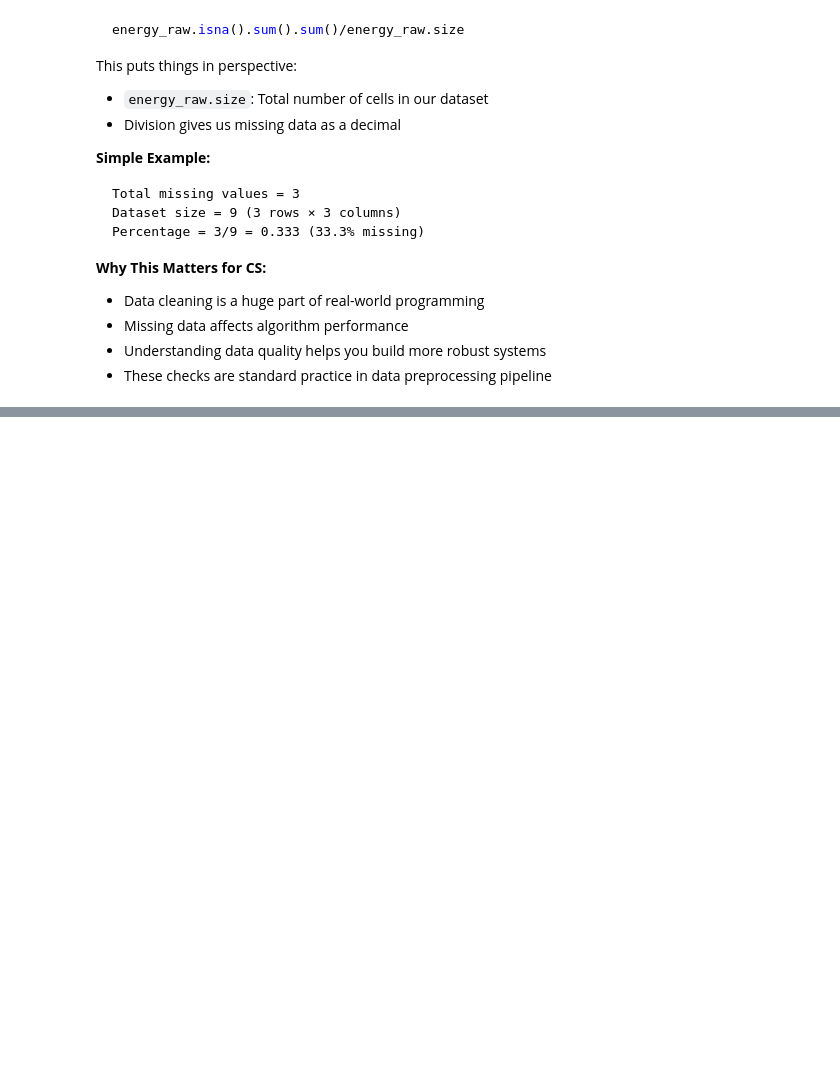
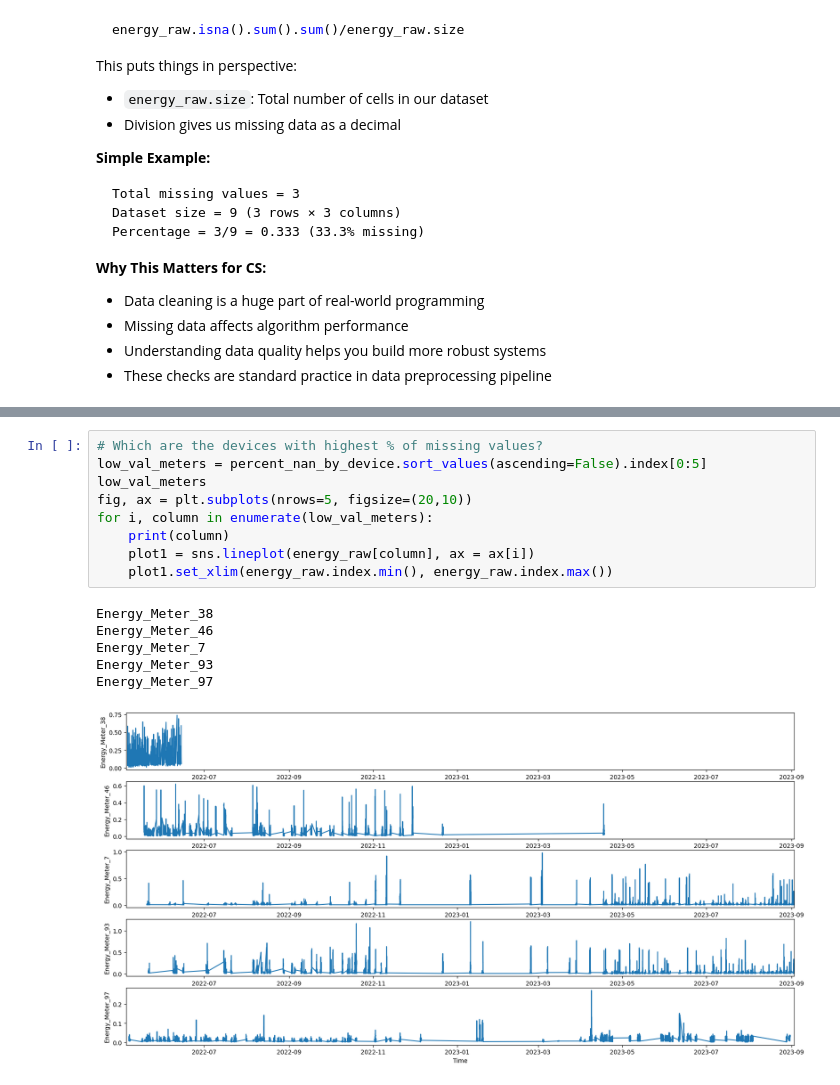
Before and after one commit to 444ai/Electricity_Consumption, a Jupyter notebook: 0_yt_EDA.ipynb, the cells around one changed output, grey strips where cells are left out. Saved outputs shown, nothing was run; the diff lists cells and outputs as text; blank space fills up the shorter version.

```diff
--- a/0_yt_EDA.ipynb
+++ b/0_yt_EDA.ipynb
@@ -434,0 +614,16 @@ Percentage = 3/9 = 0.333 (33.3% missing)
+# %%
+# Which are the devices with highest % of missing values?
+low_val_meters = percent_nan_by_device.sort_values(ascending=False).index[0:5]
+low_val_meters
+fig, ax = plt.subplots(nrows=5, figsize=(20,10))
+for i, column in enumerate(low_val_meters):
+    print(column)
+    plot1 = sns.lineplot(energy_raw[column], ax = ax[i])
+    plot1.set_xlim(energy_raw.index.min(), energy_raw.index.max())
+# %% [output]
+Energy_Meter_38
+Energy_Meter_46
+Energy_Meter_7
+Energy_Meter_93
+Energy_Meter_97
+[figure, added]
```
Also changed, not shown: parts of 8 cells of this notebook.
